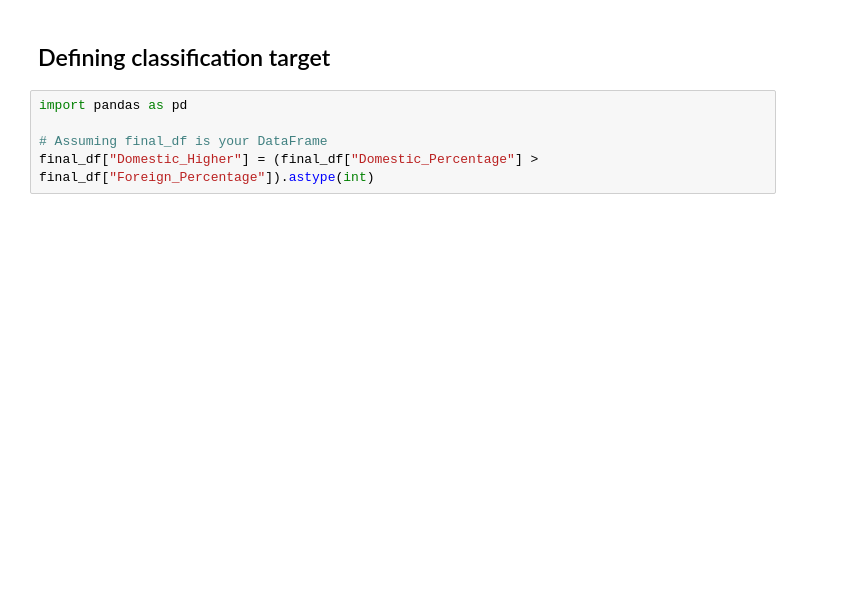
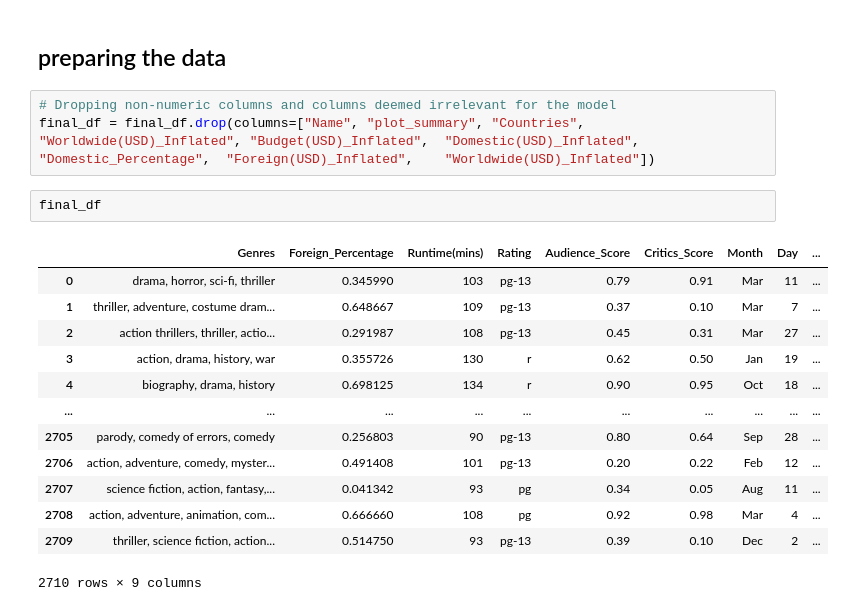
Before and after one commit to epfl-ada/ada-2024-project-thelordsofdata, a Jupyter notebook: ameer_machine_learning.ipynb, the cells around one changed output. Drawn from its saved outputs; the diff is of its cells as text; blank space fills up the shorter version.

```diff
--- a/ameer_machine_learning.ipynb
+++ b/ameer_machine_learning.ipynb
@@ -25,7 +26,21 @@ final_df
-# %% [markdown]
-## Defining classification target
-# %%
-import pandas as pd
-
-# Assuming final_df is your DataFrame
-final_df["Domestic_Higher"] = (final_df["Domestic_Percentage"] > final_df["Foreign_Percentage"]).astype(int)
+# %% [markdown]
+## preparing the data
+# %%
+# Dropping non-numeric columns and columns deemed irrelevant for the model
+final_df = final_df.drop(columns=["Name", "plot_summary", "Countries", "Worldwide(USD)_Inflated", "Budget(USD)_Inflated",	"Domestic(USD)_Inflated",	"Domestic_Percentage",	"Foreign(USD)_Inflated",	"Worldwide(USD)_Inflated"])
+# %%
+final_df
+# %% [output]
+|  | Genres | Foreign_Percentage | Runtime(mins) | Rating | Audience_Score | Critics_Score | Month | Day | ... |
+| 0 | drama, horror, sci-fi, thriller | 0.345990 | 103 | pg-13 | 0.79 | 0.91 | Mar | 11 | ... |
+| 1 | thriller, adventure, costume dram... | 0.648667 | 109 | pg-13 | 0.37 | 0.10 | Mar | 7 | ... |
+| 2 | action thrillers, thriller, actio... | 0.291987 | 108 | pg-13 | 0.45 | 0.31 | Mar | 27 | ... |
+| 3 | action, drama, history, war | 0.355726 | 130 | r | 0.62 | 0.50 | Jan | 19 | ... |
+| 4 | biography, drama, history | 0.698125 | 134 | r | 0.90 | 0.95 | Oct | 18 | ... |
+| ... | ... | ... | ... | ... | ... | ... | ... | ... | ... |
+| 2705 | parody, comedy of errors, comedy | 0.256803 | 90 | pg-13 | 0.80 | 0.64 | Sep | 28 | ... |
+| 2706 | action, adventure, comedy, myster... | 0.491408 | 101 | pg-13 | 0.20 | 0.22 | Feb | 12 | ... |
+| 2707 | science fiction, action, fantasy,... | 0.041342 | 93 | pg | 0.34 | 0.05 | Aug | 11 | ... |
+| 2708 | action, adventure, animation, com... | 0.666660 | 108 | pg | 0.92 | 0.98 | Mar | 4 | ... |
+| 2709 | thriller, science fiction, action... | 0.514750 | 93 | pg-13 | 0.39 | 0.10 | Dec | 2 | ... |
+2710 rows × 9 columns
```
Also changed, not shown: parts of 7 cells of this notebook.
